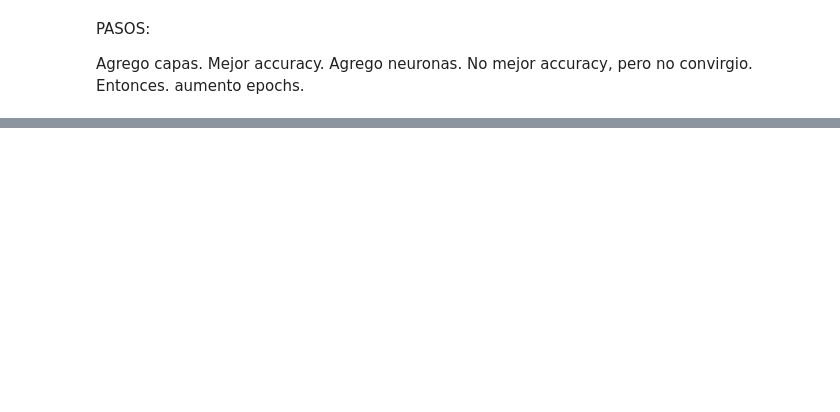
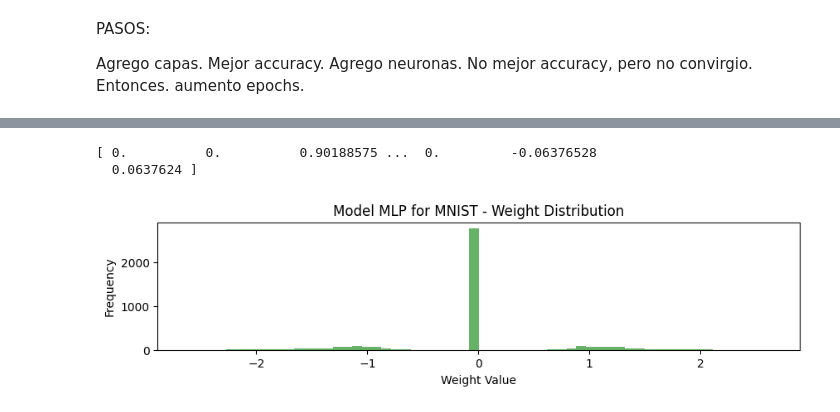
Before and after one commit to dgayet/ml_fpga_unmdp, a Jupyter notebook: labs/lab2/02-MLCompression.ipynb, the cells around one changed output, grey strips where cells are left out. Saved outputs shown, nothing was run; the diff lists cells and outputs as text; code cells hidden in the pictures; blank space fills up the shorter version.

```diff
--- a/labs/lab2/02-MLCompression.ipynb
+++ b/labs/lab2/02-MLCompression.ipynb
@@ -1514,3 +1574,28 @@ PASOS:
 
 Agrego capas. Mejor accuracy.
 Agrego neuronas. No mejor accuracy, pero no convirgio. Entonces. aumento epochs.
+# %%
+# Prunning :
+final_sparsity = 0.7
+
+pruning_params={
+    'pruning_schedule': tfmot.sparsity.keras.PolynomialDecay(
+        initial_sparsity=0,
+        final_sparsity=final_sparsity,
+        begin_step=0,
+        end_step=3000
+    )
+}
+
+studentP = tfmot.sparsity.keras.prune_low_magnitude(distilledMLP.student, **pruning_params)
+studentP.compile(optimizer=adam, loss=keras.losses.SparseCategoricalCrossentropy(from_logits=True),
+                 metrics=[keras.metrics.SparseCategoricalAccuracy()])
+
+history = studentP.fit(
+                    x_train_bin, train_labels,
+                    validation_split=hparamsS['val-split'],
+                    epochs=hparamsS['epochs'],
+                    batch_size=hparamsS['batch-size'],
+                    callbacks=[tfmot.sparsity.keras.UpdatePruningStep()],
+                    verbose=1
+)
@@ -1516,0 +1692,3 @@ Agrego neuronas. No mejor accuracy, pero no convirgio. Entonces. aumento epochs.
+# %%
+studentP = strip_pruning(studentP)
+studentP.save('models/mnist_bin_QAT_KD_P_st.h5')
@@ -1516,0 +1698,16 @@ Agrego neuronas. No mejor accuracy, pero no convirgio. Entonces. aumento epochs.
+# %%
+weights = np.concatenate([w.flatten() for w in studentP.get_weights()])
+print(weights)
+
+plt.figure(figsize=(10,2))
+plt.hist(weights, bins=60, color='green', alpha=0.6)
+plt.xlabel("Weight Value")
+plt.ylabel("Frequency")
+plt.title("Model MLP for MNIST - Weight Distribution")
+plt.show()
+
+min_diff = 1
+# %% [output]
+[ 0.          0.          0.90188575 ...  0.         -0.06376528
+  0.0637624 ]
+[figure, added]
```
Also changed, not shown: parts of 12 cells of this notebook, 3 other files.
